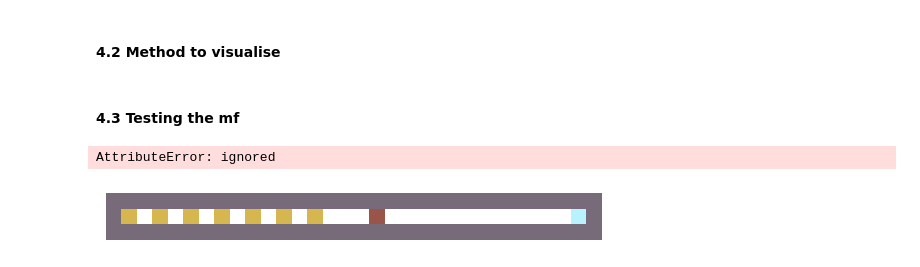
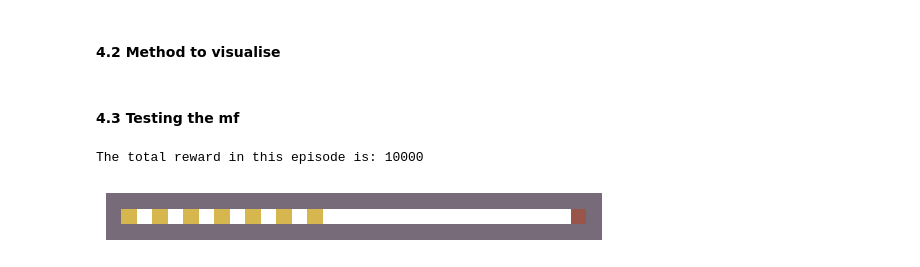
Before and after one commit to ahmedtarek-/Deep-Q-Learning, a Jupyter notebook: notebooks/pipeline_tester.ipynb, the cells around one changed output. Saved outputs shown, nothing was run; the diff lists cells and outputs as text; code cells hidden in the pictures.

```diff
--- a/notebooks/pipeline_tester.ipynb
+++ b/notebooks/pipeline_tester.ipynb
@@ -146,10 +149,10 @@ def run_trained_model_visual(env, model, num_steps = 20):
 # %%
 env_linear = gym.make("LinearTrack-v0")
 env_2d = gym.make("DeadlyGrid-v0")
 
 model = load_model_env(env_linear, "/content/results/models/1d_track/28_07_2023-10:22_model.pt")
 
-run_trained_model_visual(env_linear, model, num_steps = 10)
+run_trained_model_visual(env_linear, model, num_steps = 20)
 # %% [output]
-AttributeError: ignored
+The total reward in this episode is: 10000
-[figure, old version]
+[figure, new version]
```
Also changed, not shown: parts of 1 cell of this notebook.
